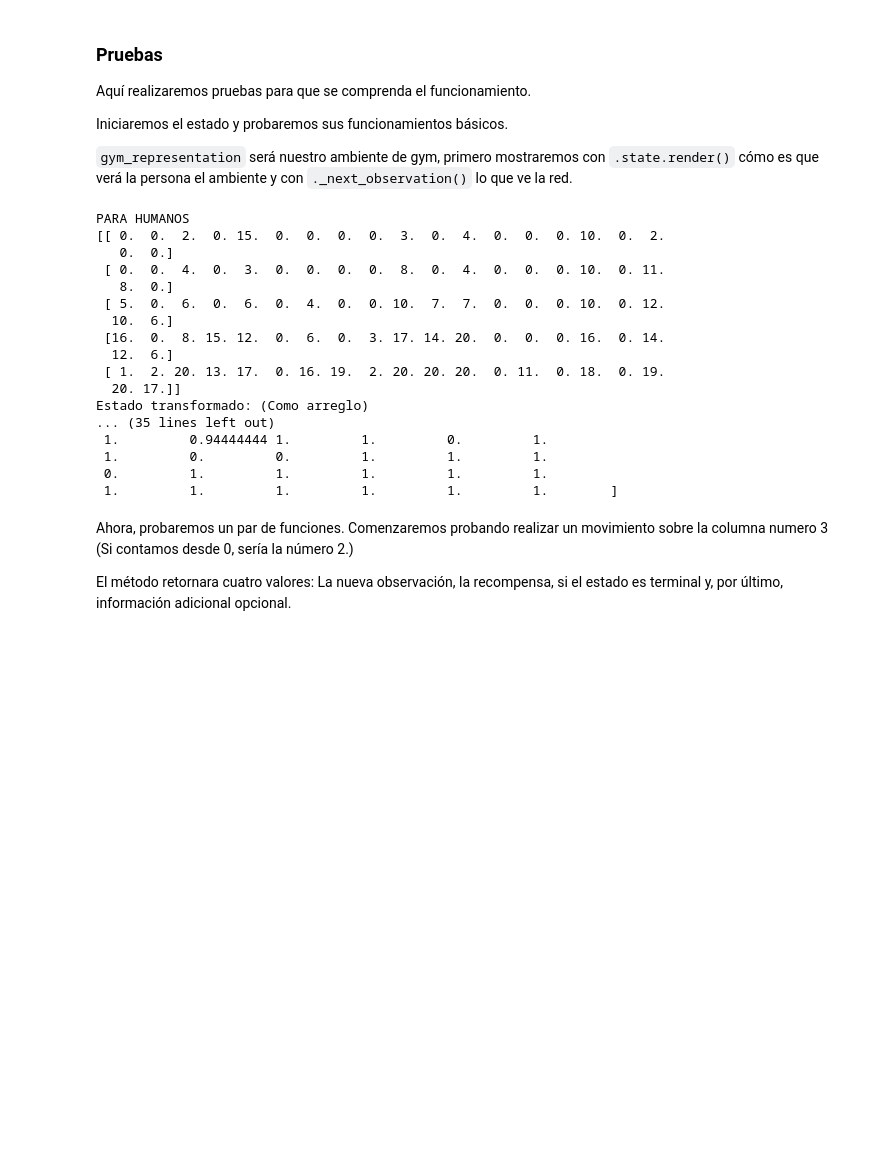
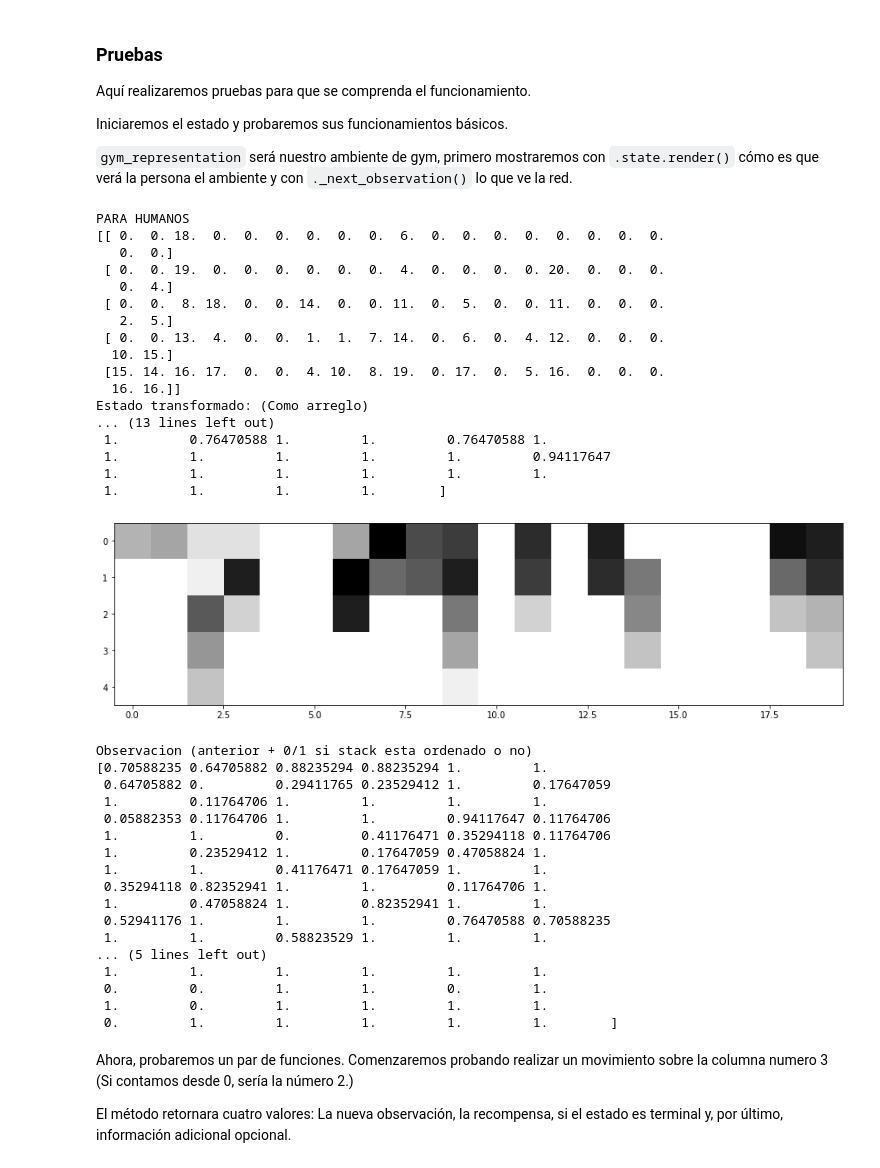
Before and after one commit to Nyuku/CPMP-AI, a Jupyter notebook: documentation.ipynb, the cells around one changed output. Drawn from its saved outputs; the diff is of its cells as text; code cells hidden in the pictures; blank space fills up the shorter version.

```diff
--- a/documentation.ipynb
+++ b/documentation.ipynb
@@ -427,34 +427,64 @@ Iniciaremos el estado y probaremos sus funcionamientos básicos.
 
 `gym_representation` será nuestro ambiente de gym, primero mostraremos con `.state.render()` cómo es que verá la persona el ambiente y con `._next_observation()` lo que ve la red.
 # %%
+import matplotlib.pyplot as plt
+from PIL import Image as im
+
 gym_representation = ContainerYard()
 
 print('PARA HUMANOS')
 gym_representation.state.render()
 
 print('Estado transformado: (Como arreglo)')
 print(gym_representation.state.getAsObservation())
 
+%matplotlib inline
+fig=plt.figure(figsize=(15, 10))
+
+arr=gym_representation.state.getAsObservation()
+arr.shape=(5,20)
+
+plt.imshow(arr,cmap='gray')
+plt.show()
+
 print('\nObservacion (anterior + 0/1 si stack esta ordenado o no)')
 print(gym_representation._next_observation())
 # %% [output]
 PARA HUMANOS
-[[ 0.  0.  2.  0. 15.  0.  0.  0.  0.  3.  0.  4.  0.  0.  0. 10.  0.  2.
+[[ 0.  0. 18.  0.  0.  0.  0.  0.  0.  6.  0.  0.  0.  0.  0.  0.  0.  0.
    0.  0.]
- [ 0.  0.  4.  0.  3.  0.  0.  0.  0.  8.  0.  4.  0.  0.  0. 10.  0. 11.
-   8.  0.]
- [ 5.  0.  6.  0.  6.  0.  4.  0.  0. 10.  7.  7.  0.  0.  0. 10.  0. 12.
-  10.  6.]
- [16.  0.  8. 15. 12.  0.  6.  0.  3. 17. 14. 20.  0.  0.  0. 16.  0. 14.
-  12.  6.]
- [ 1.  2. 20. 13. 17.  0. 16. 19.  2. 20. 20. 20.  0. 11.  0. 18.  0. 19.
-  20. 17.]]
+ [ 0.  0. 19.  0.  0.  0.  0.  0.  0.  4.  0.  0.  0.  0. 20.  0.  0.  0.
+   0.  4.]
+ [ 0.  0.  8. 18.  0.  0. 14.  0.  0. 11.  0.  5.  0.  0. 11.  0.  0.  0.
+   2.  5.]
+ [ 0.  0. 13.  4.  0.  0.  1.  1.  7. 14.  0.  6.  0.  4. 12.  0.  0.  0.
+  10. 15.]
+ [15. 14. 16. 17.  0.  0.  4. 10.  8. 19.  0. 17.  0.  5. 16.  0.  0.  0.
+  16. 16.]]
 Estado transformado: (Como arreglo)
-... (35 lines left out)
- 1.         0.94444444 1.         1.         0.         1.
- 1.         0.         0.         1.         1.         1.
- 0.         1.         1.         1.         1.         1.
- 1.         1.         1.         1.         1.         1.        ]
+... (13 lines left out)
+ 1.         0.76470588 1.         1.         0.76470588 1.
+ 1.         1.         1.         1.         1.         0.94117647
+ 1.         1.         1.         1.         1.         1.
+ 1.         1.         1.         1.        ]
+[figure, added]
+Observacion (anterior + 0/1 si stack esta ordenado o no)
+[0.70588235 0.64705882 0.88235294 0.88235294 1.         1.
+ 0.64705882 0.         0.29411765 0.23529412 1.         0.17647059
+ 1.         0.11764706 1.         1.         1.         1.
+ 0.05882353 0.11764706 1.         1.         0.94117647 0.11764706
+ 1.         1.         0.         0.41176471 0.35294118 0.11764706
+ 1.         0.23529412 1.         0.17647059 0.47058824 1.
+ 1.         1.         0.41176471 0.17647059 1.         1.
+ 0.35294118 0.82352941 1.         1.         0.11764706 1.
+ 1.         0.47058824 1.         0.82352941 1.         1.
+ 0.52941176 1.         1.         1.         0.76470588 0.70588235
+ 1.         1.         0.58823529 1.         1.         1.
+... (5 lines left out)
+ 1.         1.         1.         1.         1.         1.
+ 0.         0.         1.         1.         0.         1.
+ 1.         0.         1.         1.         1.         1.
+ 0.         1.         1.         1.         1.         1.        ]
 # %% [markdown]
 Ahora, probaremos un par de funciones.
 Comenzaremos probando realizar un movimiento sobre la columna numero 3 (Si contamos desde 0, sería la número 2.)
```
Also changed, not shown: parts of 3 cells of this notebook, 1 other file.
